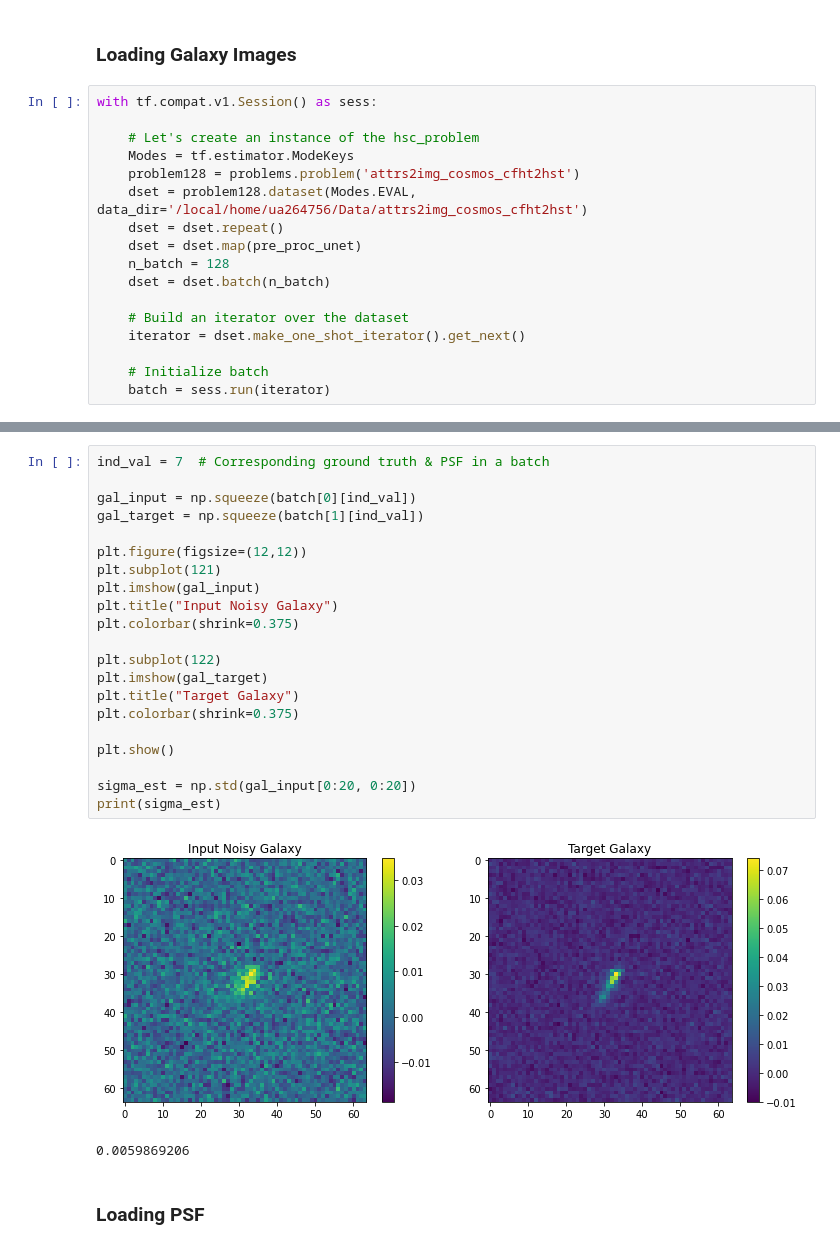
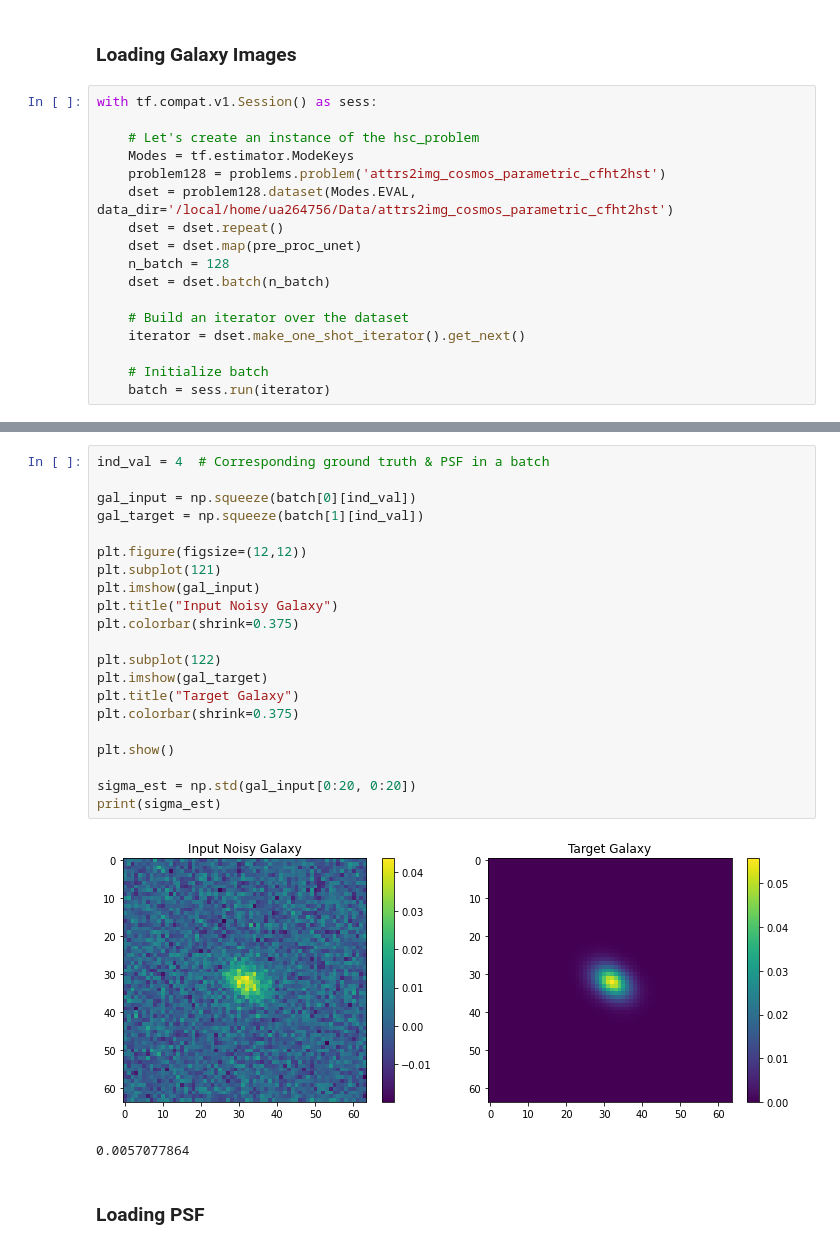
Before and after one commit to utsav-akhaury/PnP-ADMM, a Jupyter notebook: FB_starlet.ipynb, the cells around one changed output, grey strips where cells are left out. Cells and saved outputs as stored; diff of their text form.

```diff
--- a/FB_starlet.ipynb
+++ b/FB_starlet.ipynb
@@ -136,8 +124,8 @@ with tf.compat.v1.Session() as sess:
 
     # Let's create an instance of the hsc_problem
     Modes = tf.estimator.ModeKeys
-    problem128 = problems.problem('attrs2img_cosmos_cfht2hst')
-    dset = problem128.dataset(Modes.EVAL, data_dir='/local/home/ua264756/Data/attrs2img_cosmos_cfht2hst')
+    problem128 = problems.problem('attrs2img_cosmos_parametric_cfht2hst')
+    dset = problem128.dataset(Modes.EVAL, data_dir='/local/home/ua264756/Data/attrs2img_cosmos_parametric_cfht2hst')
     dset = dset.repeat()
     dset = dset.map(pre_proc_unet)
     n_batch = 128
@@ -169,29 +157,29 @@ WARNING:tensorflow:From <ipython-input-5-37c9233474ad>:13: DatasetV1.make_one_sh
 Instructions for updating:
 Use `for ... in dataset:` to iterate over a dataset. If using `tf.estimator`, return the `Dataset` object directly from your input function. As a last resort, you can use `tf.compat.v1.data.make_one_s ...
 # %%
-ind_val = 7  # Corresponding ground truth & PSF in a batch
+ind_val = 4  # Corresponding ground truth & PSF in a batch
 
 gal_input = np.squeeze(batch[0][ind_val])
 gal_target = np.squeeze(batch[1][ind_val])
 
 plt.figure(figsize=(12,12))
 plt.subplot(121)
 plt.imshow(gal_input)
 plt.title("Input Noisy Galaxy")
 plt.colorbar(shrink=0.375)
 
 plt.subplot(122)
 plt.imshow(gal_target)
 plt.title("Target Galaxy")
 plt.colorbar(shrink=0.375)
 
 plt.show()
 
 sigma_est = np.std(gal_input[0:20, 0:20])
 print(sigma_est)
 # %% [output]
-[figure, old version]
+[figure, new version]
-0.0059869206
+0.0057077864
 # %% [markdown]
 ### Loading PSF
 # %%
```
Also changed, not shown: parts of 16 cells of this notebook.
